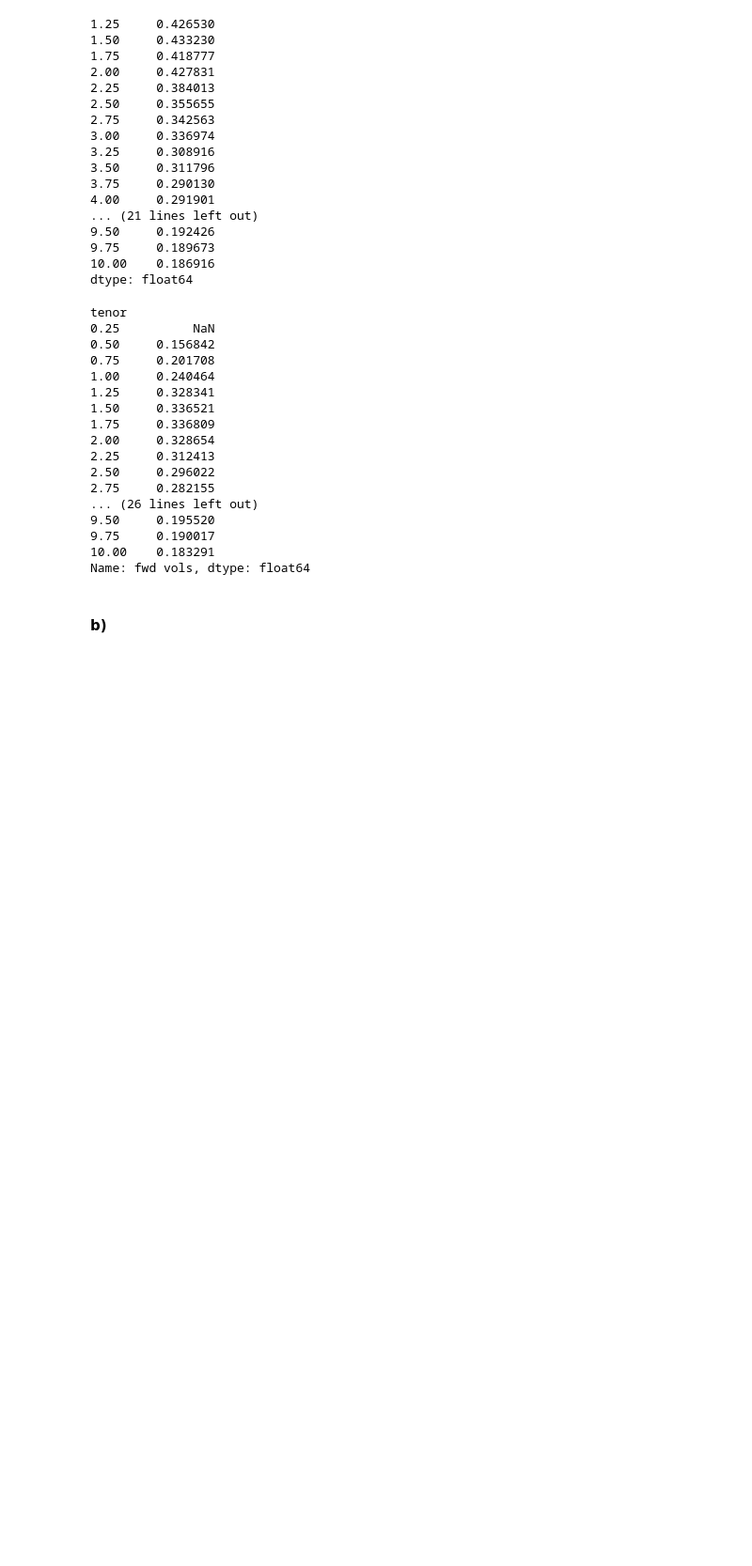
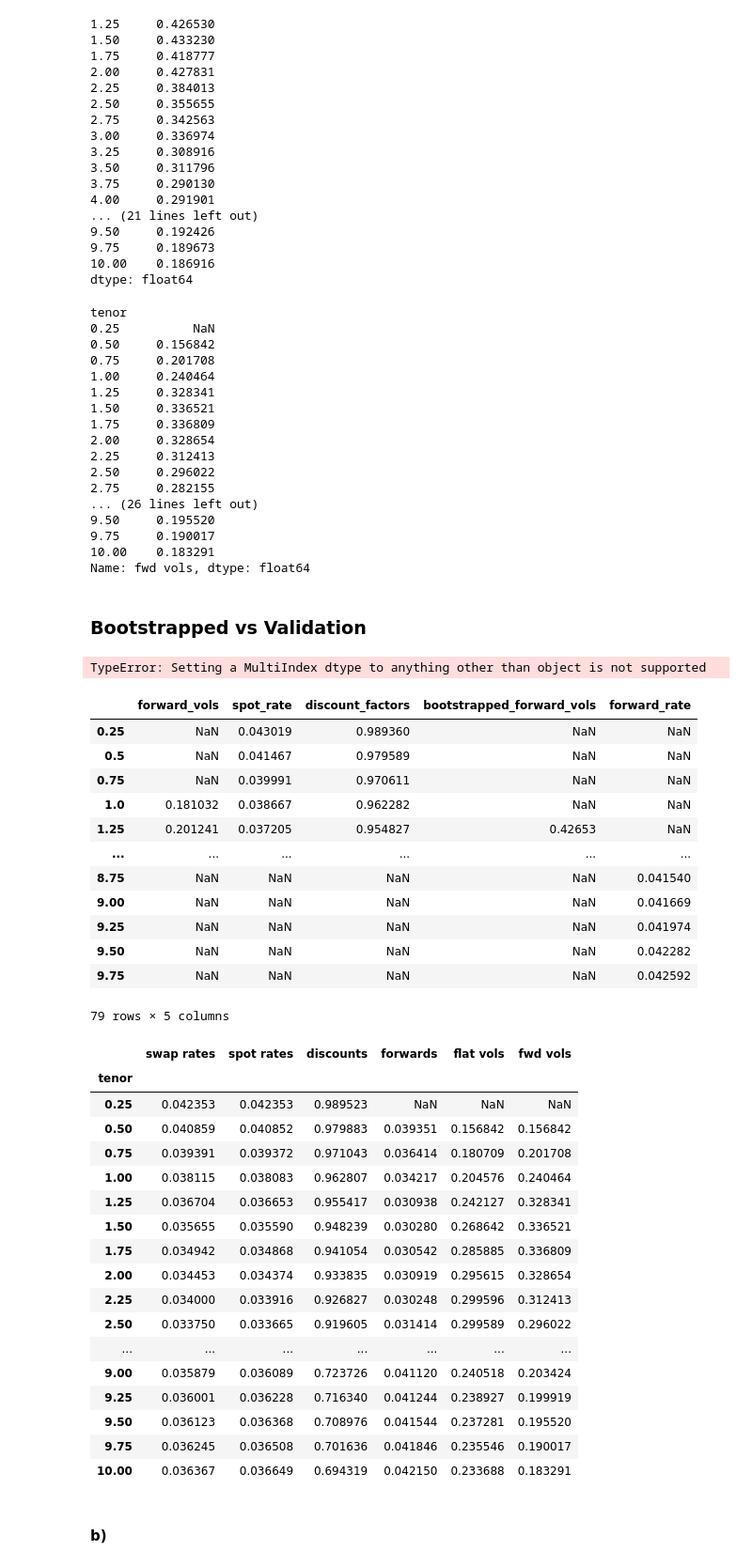
Before and after one commit to y3y-tech/Forward_Volatility_From_SOFR_Cap, a Jupyter notebook: Q1.ipynb, the cells around one changed output. Shown at 94% size. Saved outputs shown, nothing was run; the diff lists cells and outputs as text; code cells hidden in the pictures; blank space fills up the shorter version.

```diff
--- a/Q1.ipynb
+++ b/Q1.ipynb
@@ -452,6 +452,56 @@ tenor
 9.75     0.190017
 10.00    0.183291
 Name: fwd vols, dtype: float64
+# %% [markdown]
+### Bootstrapped vs Validation
+# %%
+forward_rates_new = forward_rates.copy()
+forward_rates_new.index = forward_rates_new.index.get_level_values(0).astype(float)
+display(forward_rates_new)
+# %% [output]
+TypeError: Setting a MultiIndex dtype to anything other than object is not supported
+# %%
+Boostrapped_Data = pd.DataFrame({
+    'forward_vols': quarterly_vols,
+    'spot_rate': quarterly_swaps,
+    'discount_factors': discount_factors,
+    'bootstrapped_forward_vols': forward_vols
+})
+new = pd.concat([Boostrapped_Data, forward_rates_new.rename("forward_rate")], axis=1)
+display(new)
+display(curves_validation)
+# %% [output]
+|  | forward_vols | spot_rate | discount_factors | bootstrapped_forward_vols | forward_rate |
+| 0.25 | NaN | 0.043019 | 0.989360 | NaN | NaN |
+| 0.5 | NaN | 0.041467 | 0.979589 | NaN | NaN |
+| 0.75 | NaN | 0.039991 | 0.970611 | NaN | NaN |
+| 1.0 | 0.181032 | 0.038667 | 0.962282 | NaN | NaN |
+| 1.25 | 0.201241 | 0.037205 | 0.954827 | 0.42653 | NaN |
+| ... | ... | ... | ... | ... | ... |
+| 8.75 | NaN | NaN | NaN | NaN | 0.041540 |
+| 9.00 | NaN | NaN | NaN | NaN | 0.041669 |
+| 9.25 | NaN | NaN | NaN | NaN | 0.041974 |
+| 9.50 | NaN | NaN | NaN | NaN | 0.042282 |
+| 9.75 | NaN | NaN | NaN | NaN | 0.042592 |
+79 rows × 5 columns
+|  | swap rates | spot rates | discounts | forwards | flat vols | fwd vols |
+| tenor |  |  |  |  |  |  |
+| 0.25 | 0.042353 | 0.042353 | 0.989523 | NaN | NaN | NaN |
+| 0.50 | 0.040859 | 0.040852 | 0.979883 | 0.039351 | 0.156842 | 0.156842 |
+| 0.75 | 0.039391 | 0.039372 | 0.971043 | 0.036414 | 0.180709 | 0.201708 |
+| 1.00 | 0.038115 | 0.038083 | 0.962807 | 0.034217 | 0.204576 | 0.240464 |
+| 1.25 | 0.036704 | 0.036653 | 0.955417 | 0.030938 | 0.242127 | 0.328341 |
+| 1.50 | 0.035655 | 0.035590 | 0.948239 | 0.030280 | 0.268642 | 0.336521 |
+| 1.75 | 0.034942 | 0.034868 | 0.941054 | 0.030542 | 0.285885 | 0.336809 |
+| 2.00 | 0.034453 | 0.034374 | 0.933835 | 0.030919 | 0.295615 | 0.328654 |
+| 2.25 | 0.034000 | 0.033916 | 0.926827 | 0.030248 | 0.299596 | 0.312413 |
+| 2.50 | 0.033750 | 0.033665 | 0.919605 | 0.031414 | 0.299589 | 0.296022 |
+| ... | ... | ... | ... | ... | ... | ... |
+| 9.00 | 0.035879 | 0.036089 | 0.723726 | 0.041120 | 0.240518 | 0.203424 |
+| 9.25 | 0.036001 | 0.036228 | 0.716340 | 0.041244 | 0.238927 | 0.199919 |
+| 9.50 | 0.036123 | 0.036368 | 0.708976 | 0.041544 | 0.237281 | 0.195520 |
+| 9.75 | 0.036245 | 0.036508 | 0.701636 | 0.041846 | 0.235546 | 0.190017 |
+| 10.00 | 0.036367 | 0.036649 | 0.694319 | 0.042150 | 0.233688 | 0.183291 |
 # %% [markdown]
 #### b)
 # %%
```
